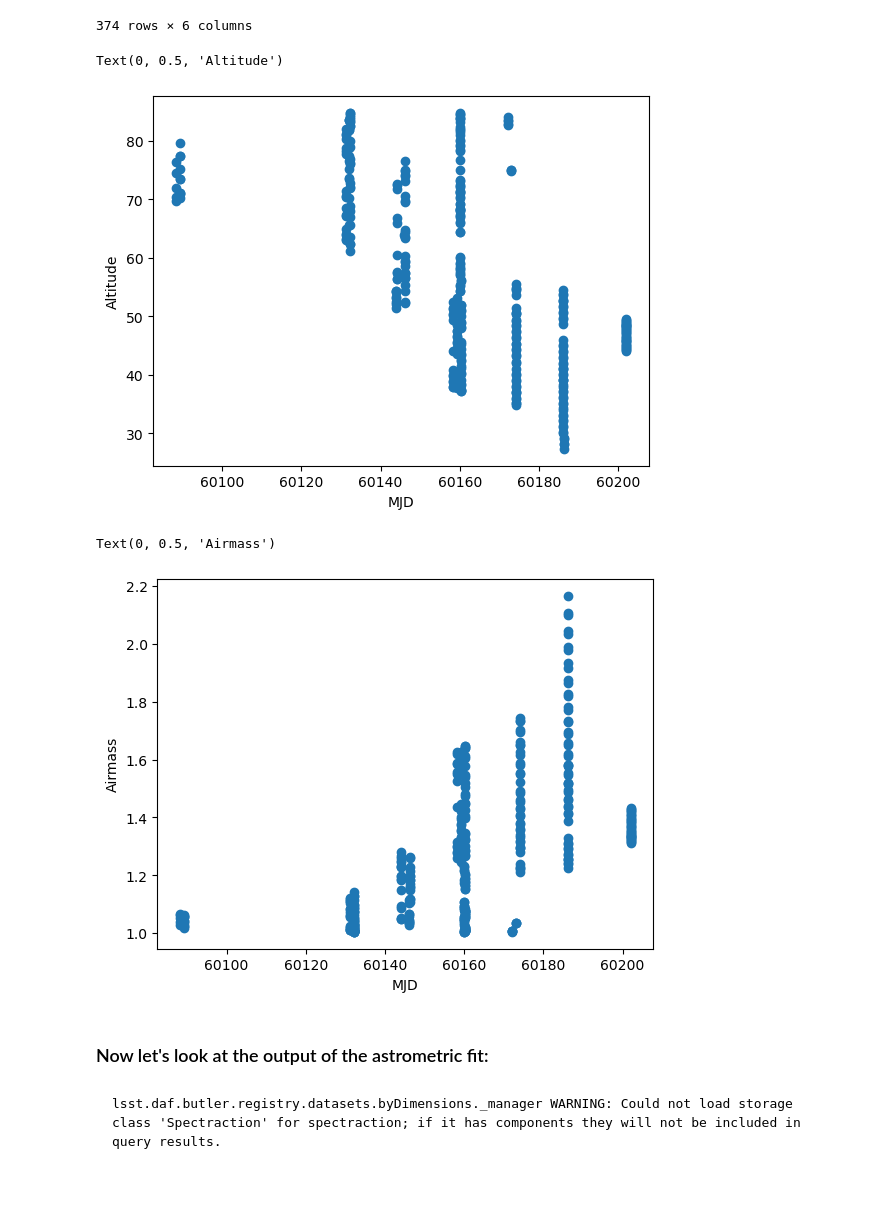
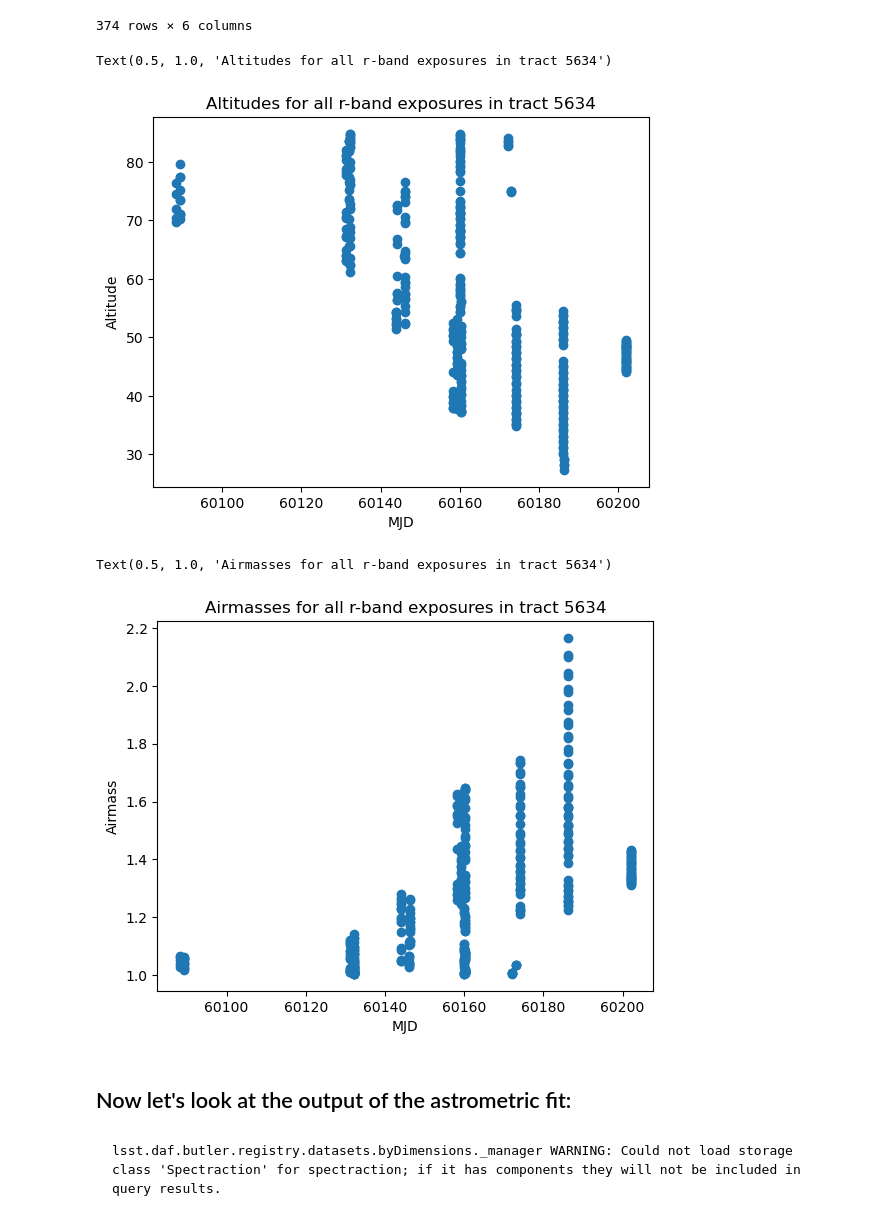
Before and after one commit to cmsaunders/dm_notebooks, a Jupyter notebook: GBDES_residual_analysis_demo.ipynb, the cells around one changed output. Cells and saved outputs as stored; diff of their text form; code cells hidden in the pictures; blank space fills up the shorter version.

```diff
--- a/GBDES_residual_analysis_demo.ipynb
+++ b/GBDES_residual_analysis_demo.ipynb
@@ -58,3 +73,9 @@ for visSum in visitSummaries:
 
 extensionInfo = pd.DataFrame({'visit': extensionVisits,
                               'detector': extensionDetectors})
+# %%
+# For a given row of a visitSummary, you can access the "visitInfo", which is the same for each row because they all correspond to
+# the same visit. The visitInfo has lots of helpful information.
+visSum = visitSummaries[0]
+visInfo = visSum[0].getVisitInfo()
+visInfo.getScienceProgram()
@@ -97,17 +121,19 @@ visitInfo
 # %%
 plt.scatter(mjds, altitudes)
 plt.xlabel('MJD')
 plt.ylabel('Altitude')
+plt.title('Altitudes for all r-band exposures in tract 5634')
 # %% [output]
-Text(0, 0.5, 'Altitude')
+Text(0.5, 1.0, 'Altitudes for all r-band exposures in tract 5634')
-[figure, old version]
+[figure, new version]
 # %%
 plt.scatter(mjds, airmasses)
 plt.xlabel('MJD')
 plt.ylabel('Airmass')
+plt.title('Airmasses for all r-band exposures in tract 5634')
 # %% [output]
-Text(0, 0.5, 'Airmass')
+Text(0.5, 1.0, 'Airmasses for all r-band exposures in tract 5634')
-[figure, old version]
+[figure, new version]
 # %% [markdown]
-### Now let's look at the output of the astrometric fit:
+## Now let's look at the output of the astrometric fit:
 # %%
```
Also changed, not shown: parts of 37 cells of this notebook.
